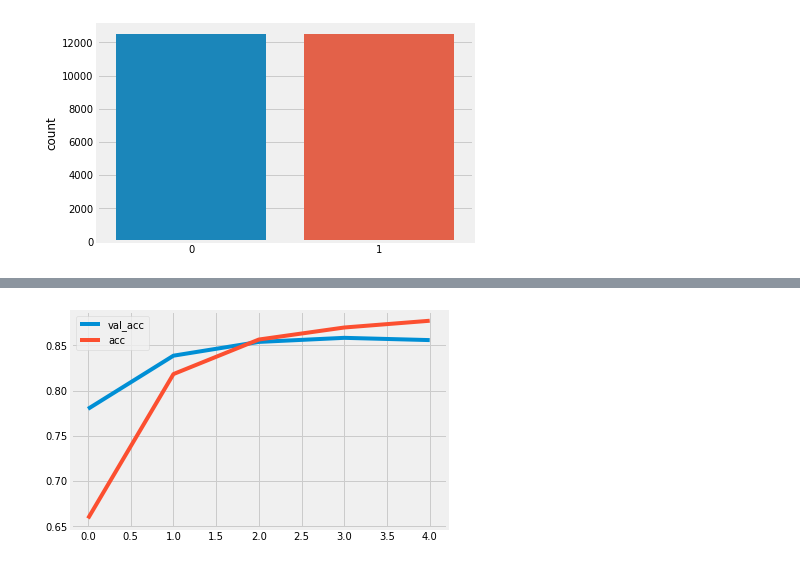
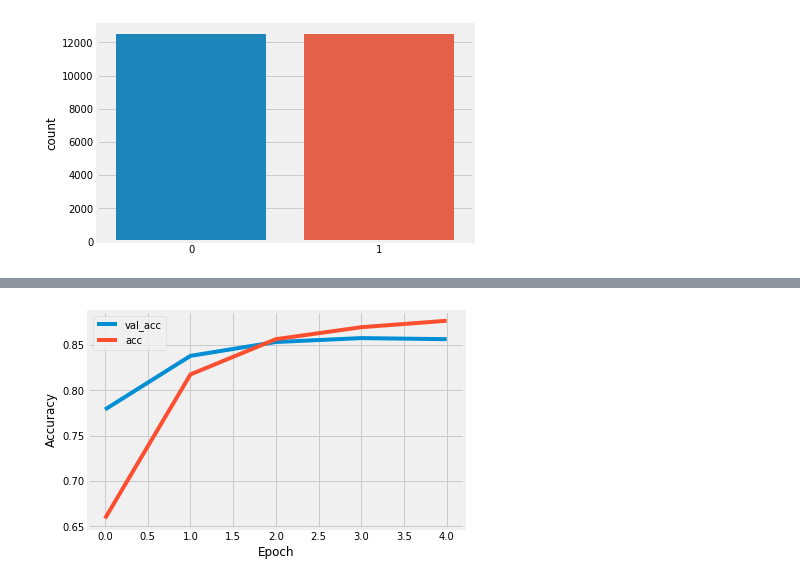
Before and after one commit to Harshill/NeuralNetworks, a Jupyter notebook: Movie-Rating-Classification.ipynb, the cells around one changed output, grey strips where cells are left out. Saved outputs shown, nothing was run; the diff lists cells and outputs as text; code cells hidden in the pictures.

```diff
--- a/Movie-Rating-Classification.ipynb
+++ b/Movie-Rating-Classification.ipynb
@@ -49,7 +60,8 @@ x_train = vectorize_data(x_train)
 x_test = vectorize_data(x_test)
 
 val_size = 10000
-x_val_test, y_val_test, x_val_train, y_val_train = x_train[:val_size], y_train[:val_size], x_train[val_size:], y_train[val_size:]
+x_val_test, x_val_train = x_train[:val_size], x_train[val_size:]
+y_val_test, y_val_train = y_train[:val_size], y_train[val_size:]
 # %%
 # Train model on validation
 
@@ -64,7 +76,11 @@ model.compile(
     metrics=['accuracy']
 )
 
-history = model.fit(x_val_train, y_val_train, epochs=5, batch_size=512, validation_data=(x_val_test, y_val_test))
+history = model.fit(
+    x_val_train, y_val_train,
+    epochs=5, batch_size=512,
+    validation_data=(x_val_test, y_val_test)
+)
 # %% [output]
 Train on 15000 samples, validate on 10000 samples
 Epoch 1/5
@@ -80,11 +96,13 @@ Epoch 5/5
 # %%
 for key, value in history.history.items():
     if 'acc' in key:
         graph.plot(value, label=key)
+        graph.ylabel('Accuracy')
+        graph.xlabel('Epoch')
         graph.legend()
 graph.show()
 # %% [output]
-[figure, old version]
+[figure, new version]
 # %%
 # Train model on full training set
 
```
Also changed, not shown: parts of 6 cells of this notebook, 3 other files.
